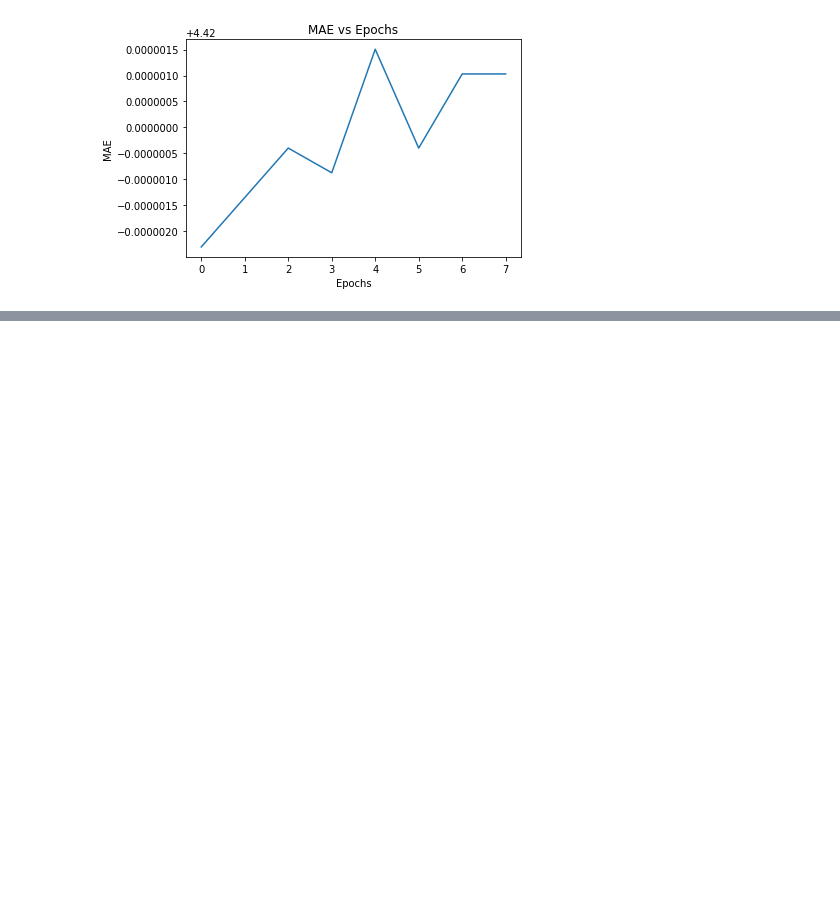
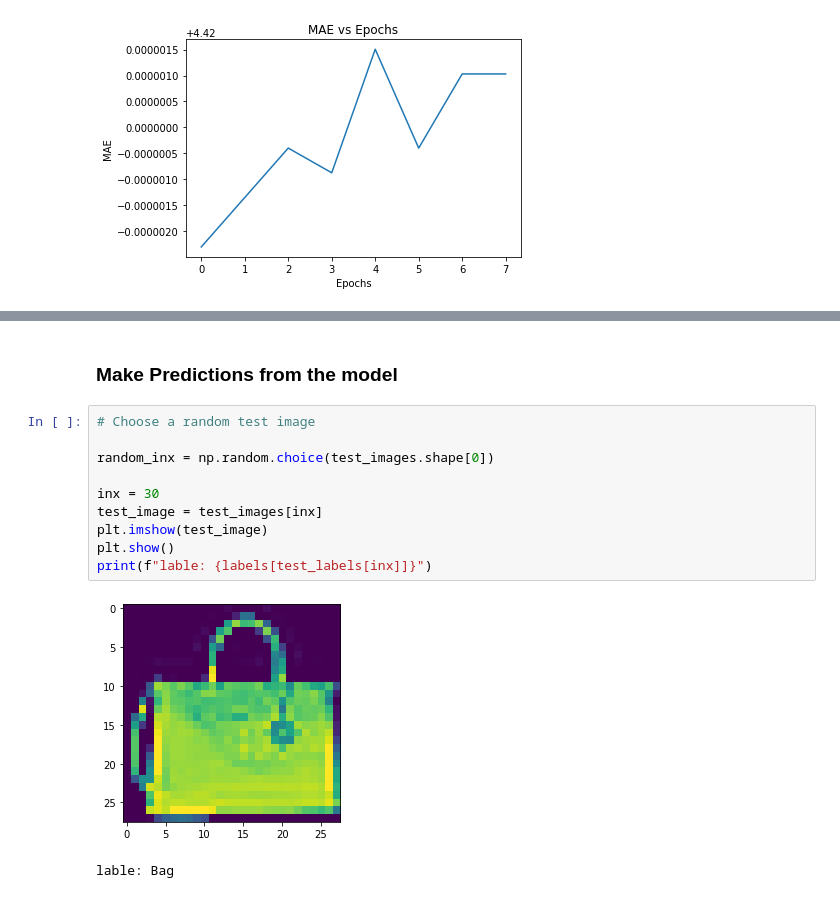
Before and after one commit to lalitgarg12/tensorflow-repo, a Jupyter notebook: Getting Started with TensorFlow 2/Week2 - Sequential Model API/01BuildSeqModel.ipynb, the cells around one changed output, grey strips where cells are left out. Cells and saved outputs as stored; diff of their text form; blank space fills up the shorter version.

Commit message:
Prediction

```diff
--- a/Getting Started with TensorFlow 2/Week2 - Sequential Model API/01BuildSeqModel.ipynb
+++ b/Getting Started with TensorFlow 2/Week2 - Sequential Model API/01BuildSeqModel.ipynb
@@ -250,0 +273,15 @@ loss_plot.set(xlabel="Epochs", ylabel = "MAE")
+# %% [markdown]
+### Make Predictions from the model
+# %%
+# Choose a random test image
+
+random_inx = np.random.choice(test_images.shape[0])
+
+inx = 30
+test_image = test_images[inx]
+plt.imshow(test_image)
+plt.show()
+print(f"lable: {labels[test_labels[inx]]}")
+# %% [output]
+[figure, added]
+lable: Bag
```
Also changed, not shown: parts of 10 cells of this notebook.
